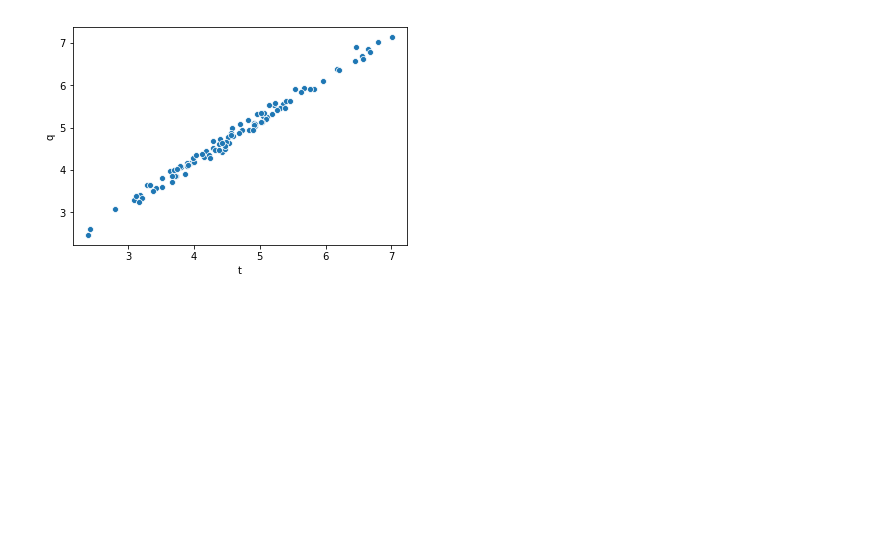
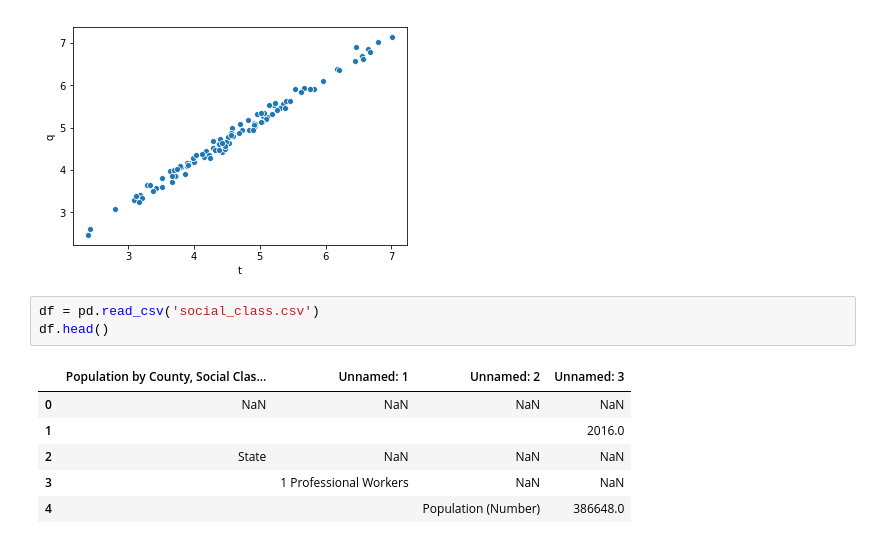
Before and after one commit to dermotkel/programming-project, a Jupyter notebook: Programming Project.ipynb, the cells around one changed output. Cells and saved outputs as stored; diff of their text form; blank space fills up the shorter version.

```diff
--- a/Programming Project.ipynb
+++ b/Programming Project.ipynb
@@ -140,3 +140,13 @@ sns.scatterplot(x="t", y="q", data=scores)
 # %% [output]
 <matplotlib.axes._subplots.AxesSubplot at 0x...>
 [figure]
+# %%
+df = pd.read_csv('social_class.csv')
+df.head()
+# %% [output]
+|  | Population by County, Social Clas... | Unnamed: 1 | Unnamed: 2 | Unnamed: 3 |
+| 0 | NaN | NaN | NaN | NaN |
+| 1 |  |  |  | 2016.0 |
+| 2 | State | NaN | NaN | NaN |
+| 3 |  | 1 Professional Workers | NaN | NaN |
+| 4 |  |  | Population (Number) | 386648.0 |
```
Also changed, not shown: 2 other files.
